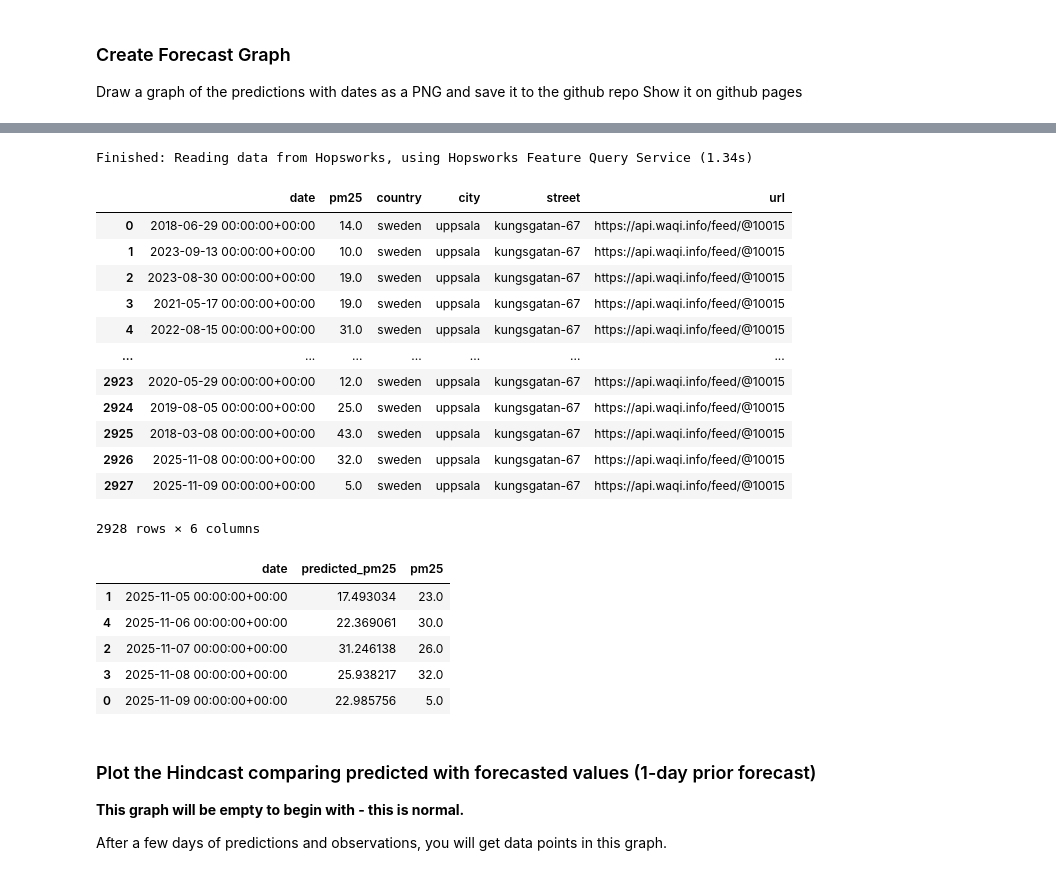
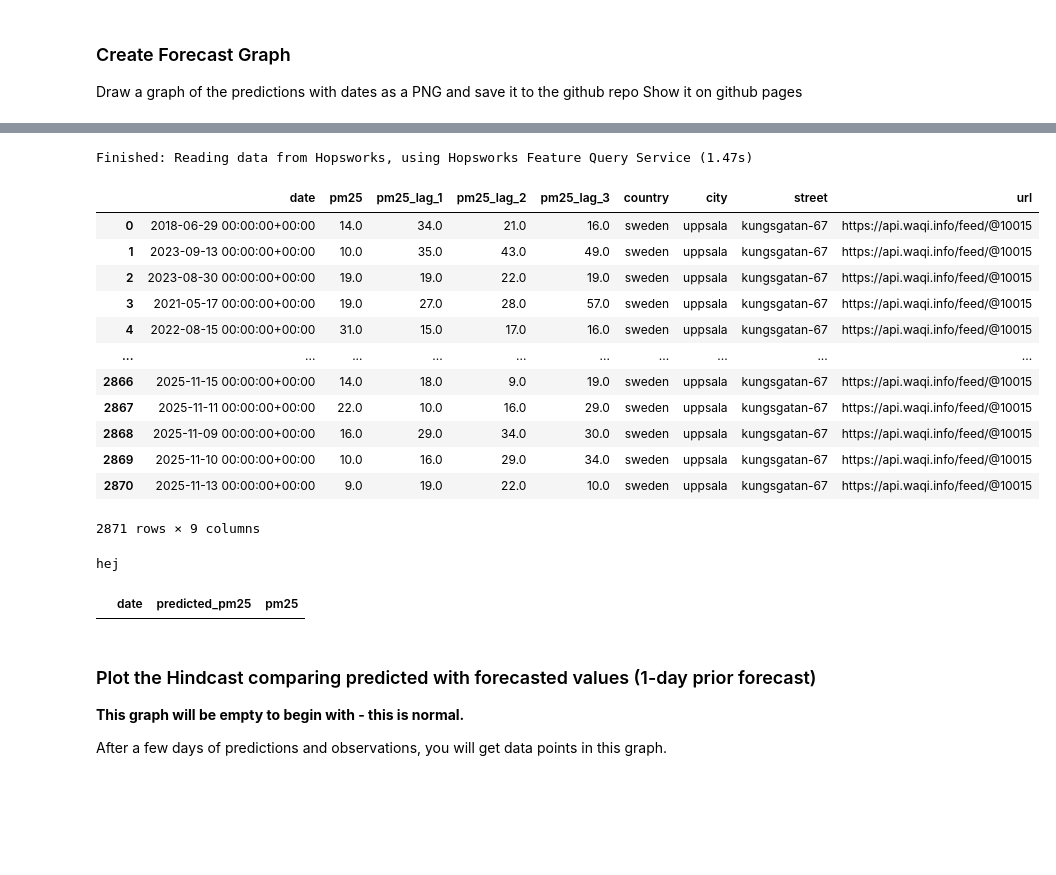
Before and after one commit to jacobb260/mlfs-book, a Jupyter notebook: notebooks/airquality/4_air_quality_batch_inference.ipynb, the cells around one changed output, grey strips where cells are left out. Drawn from its saved outputs; the diff is of its cells as text; code cells hidden in the pictures; blank space fills up the shorter version.

```diff
--- a/notebooks/airquality/4_air_quality_batch_inference.ipynb
+++ b/notebooks/airquality/4_air_quality_batch_inference.ipynb
@@ -149,0 +154,11 @@ Finished: Reading data from Hopsworks, using Hopsworks Feature Query Service (0.
+# %%
+air_quality_fg = fs.get_feature_group(
+    name='air_quality',
+    version=2,
+)
+
+yesterday = today - datetime.timedelta(days=1)
+
+aq_today_df = air_quality_fg.filter(air_quality_fg.date >= yesterday).read()
+
+aq_today_df
@@ -267,22 +306,21 @@ Finished: Reading data from Hopsworks, using Hopsworks Feature Query Service (1.
 # %%
-air_quality_fg = fs.get_feature_group(name='air_quality', version=1)
 air_quality_df = air_quality_fg.read()
 air_quality_df
 # %% [output]
-Finished: Reading data from Hopsworks, using Hopsworks Feature Query Service (1.34s)
+Finished: Reading data from Hopsworks, using Hopsworks Feature Query Service (1.47s)
-|  | date | pm25 | country | city | street | url |
-| 0 | 2018-06-29 00:00:00+00:00 | 14.0 | sweden | uppsala | kungsgatan-67 | https://api.waqi.info/feed/@10015 |
-| 1 | 2023-09-13 00:00:00+00:00 | 10.0 | sweden | uppsala | kungsgatan-67 | https://api.waqi.info/feed/@10015 |
-| 2 | 2023-08-30 00:00:00+00:00 | 19.0 | sweden | uppsala | kungsgatan-67 | https://api.waqi.info/feed/@10015 |
-| 3 | 2021-05-17 00:00:00+00:00 | 19.0 | sweden | uppsala | kungsgatan-67 | https://api.waqi.info/feed/@10015 |
-| 4 | 2022-08-15 00:00:00+00:00 | 31.0 | sweden | uppsala | kungsgatan-67 | https://api.waqi.info/feed/@10015 |
-| ... | ... | ... | ... | ... | ... | ... |
-| 2923 | 2020-05-29 00:00:00+00:00 | 12.0 | sweden | uppsala | kungsgatan-67 | https://api.waqi.info/feed/@10015 |
-| 2924 | 2019-08-05 00:00:00+00:00 | 25.0 | sweden | uppsala | kungsgatan-67 | https://api.waqi.info/feed/@10015 |
-| 2925 | 2018-03-08 00:00:00+00:00 | 43.0 | sweden | uppsala | kungsgatan-67 | https://api.waqi.info/feed/@10015 |
-| 2926 | 2025-11-08 00:00:00+00:00 | 32.0 | sweden | uppsala | kungsgatan-67 | https://api.waqi.info/feed/@10015 |
-| 2927 | 2025-11-09 00:00:00+00:00 | 5.0 | sweden | uppsala | kungsgatan-67 | https://api.waqi.info/feed/@10015 |
+|  | date | pm25 | pm25_lag_1 | pm25_lag_2 | pm25_lag_3 | country | city | street | url |
+| 0 | 2018-06-29 00:00:00+00:00 | 14.0 | 34.0 | 21.0 | 16.0 | sweden | uppsala | kungsgatan-67 | https://api.waqi.info/feed/@10015 |
+| 1 | 2023-09-13 00:00:00+00:00 | 10.0 | 35.0 | 43.0 | 49.0 | sweden | uppsala | kungsgatan-67 | https://api.waqi.info/feed/@10015 |
+| 2 | 2023-08-30 00:00:00+00:00 | 19.0 | 19.0 | 22.0 | 19.0 | sweden | uppsala | kungsgatan-67 | https://api.waqi.info/feed/@10015 |
+| 3 | 2021-05-17 00:00:00+00:00 | 19.0 | 27.0 | 28.0 | 57.0 | sweden | uppsala | kungsgatan-67 | https://api.waqi.info/feed/@10015 |
+| 4 | 2022-08-15 00:00:00+00:00 | 31.0 | 15.0 | 17.0 | 16.0 | sweden | uppsala | kungsgatan-67 | https://api.waqi.info/feed/@10015 |
+| ... | ... | ... | ... | ... | ... | ... | ... | ... | ... |
+| 2866 | 2025-11-15 00:00:00+00:00 | 14.0 | 18.0 | 9.0 | 19.0 | sweden | uppsala | kungsgatan-67 | https://api.waqi.info/feed/@10015 |
+| 2867 | 2025-11-11 00:00:00+00:00 | 22.0 | 10.0 | 16.0 | 29.0 | sweden | uppsala | kungsgatan-67 | https://api.waqi.info/feed/@10015 |
+| 2868 | 2025-11-09 00:00:00+00:00 | 16.0 | 29.0 | 34.0 | 30.0 | sweden | uppsala | kungsgatan-67 | https://api.waqi.info/feed/@10015 |
+| 2869 | 2025-11-10 00:00:00+00:00 | 10.0 | 16.0 | 29.0 | 34.0 | sweden | uppsala | kungsgatan-67 | https://api.waqi.info/feed/@10015 |
+| 2870 | 2025-11-13 00:00:00+00:00 | 9.0 | 19.0 | 22.0 | 10.0 | sweden | uppsala | kungsgatan-67 | https://api.waqi.info/feed/@10015 |
-2928 rows × 6 columns
+2871 rows × 9 columns
 # %%
 outcome_df = air_quality_df[['date', 'pm25']]
 preds_df =  monitoring_df[['date', 'predicted_pm25']]
@@ -293,15 +331,12 @@ hindcast_df = hindcast_df.sort_values(by=['date'])
 # If there are no outcomes for predictions yet, generate some predictions/outcomes from existing data
 if len(hindcast_df) == 0:
     print("hej")
-    hindcast_df = util.backfill_predictions_for_monitoring(weather_fg, air_quality_df, monitor_fg, retrieved_xgboost_model)
+
+    #hindcast_df = util.backfill_predictions_for_monitoring(weather_fg, air_quality_df, monitor_fg, retrieved_xgboost_model)
 hindcast_df
 # %% [output]
+hej
 |  | date | predicted_pm25 | pm25 |
-| 1 | 2025-11-05 00:00:00+00:00 | 17.493034 | 23.0 |
-| 4 | 2025-11-06 00:00:00+00:00 | 22.369061 | 30.0 |
-| 2 | 2025-11-07 00:00:00+00:00 | 31.246138 | 26.0 |
-| 3 | 2025-11-08 00:00:00+00:00 | 25.938217 | 32.0 |
-| 0 | 2025-11-09 00:00:00+00:00 | 22.985756 | 5.0 |
 # %% [markdown]
 ### Plot the Hindcast comparing predicted with forecasted values (1-day prior forecast)
 
```
Also changed, not shown: parts of 16 cells of this notebook, 7 other files.
